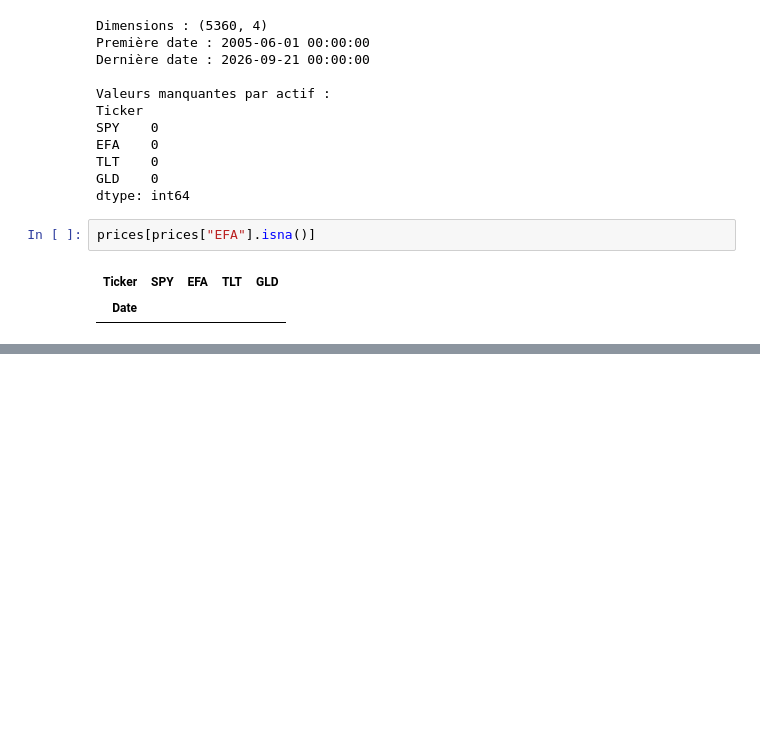
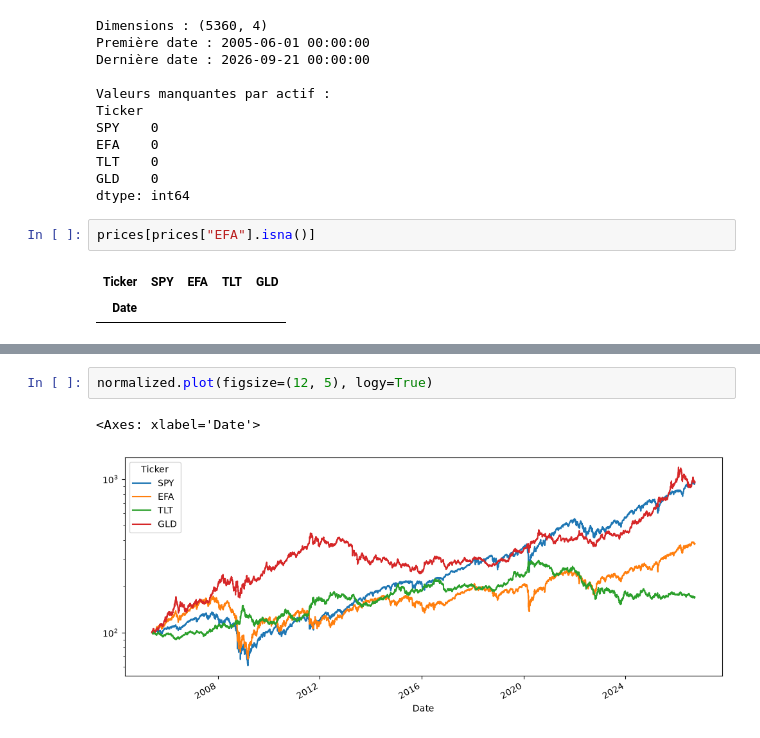
Before and after one commit to bahloulwassila/var-backtesting, a Jupyter notebook: notebooks/01_donnees.ipynb, the cells around one changed output, grey strips where cells are left out. Drawn from its saved outputs; the diff is of its cells as text; blank space fills up the shorter version.

```diff
--- a/notebooks/01_donnees.ipynb
+++ b/notebooks/01_donnees.ipynb
@@ -59,0 +70,5 @@ prices[prices["EFA"].isna()]
+# %%
+normalized.plot(figsize=(12, 5), logy=True)
+# %% [output]
+<Axes: xlabel='Date'>
+[figure, added]
```
Also changed, not shown: parts of 1 cell of this notebook.
